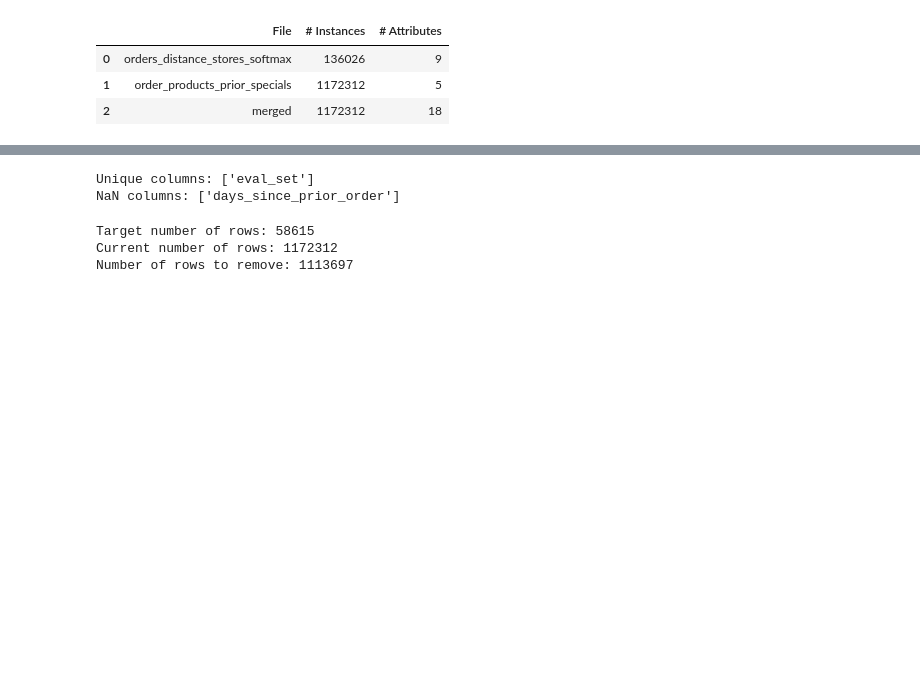
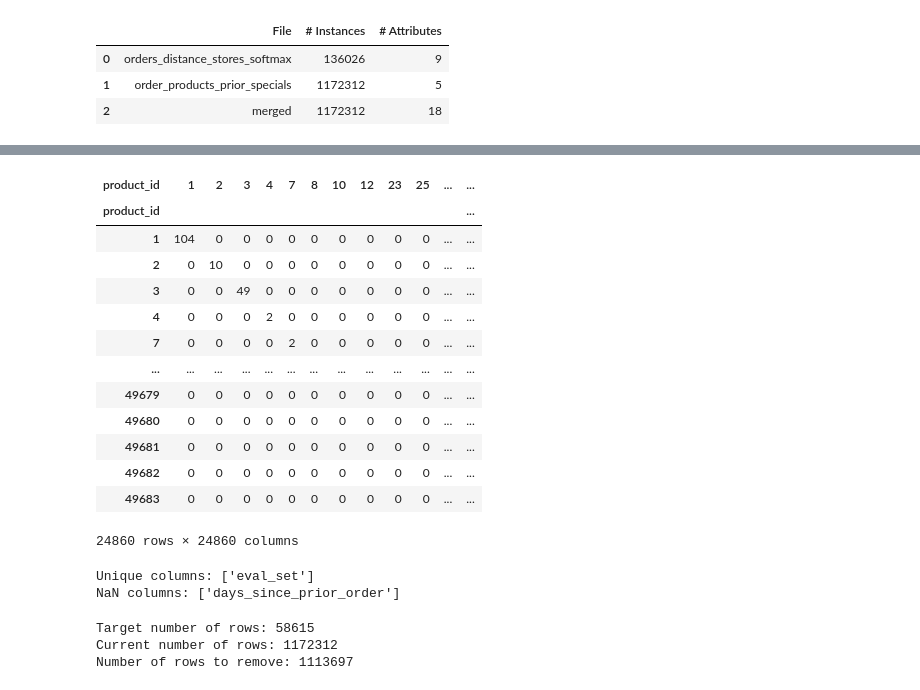
Before and after one commit to ireydiak/fraud_detection, a Jupyter notebook: TP2/JC/groupe5_tp2.ipynb, the cells around one changed output, grey strips where cells are left out. Saved outputs shown, nothing was run; the diff lists cells and outputs as text; code cells hidden in the pictures; blank space fills up the shorter version.

```diff
--- a/TP2/JC/groupe5_tp2.ipynb
+++ b/TP2/JC/groupe5_tp2.ipynb
@@ -35,3 +52,20 @@ basic_info_df.head(10)
+# %%
+pd.crosstab(merged_df['product_id'], merged_df['product_id'])
+# %% [output]
+| product_id | 1 | 2 | 3 | 4 | 7 | 8 | 10 | 12 | 23 | 25 | ... | ... |
+| product_id |  |  |  |  |  |  |  |  |  |  |  | ... |
+| 1 | 104 | 0 | 0 | 0 | 0 | 0 | 0 | 0 | 0 | 0 | ... | ... |
+| 2 | 0 | 10 | 0 | 0 | 0 | 0 | 0 | 0 | 0 | 0 | ... | ... |
+| 3 | 0 | 0 | 49 | 0 | 0 | 0 | 0 | 0 | 0 | 0 | ... | ... |
+| 4 | 0 | 0 | 0 | 2 | 0 | 0 | 0 | 0 | 0 | 0 | ... | ... |
+| 7 | 0 | 0 | 0 | 0 | 2 | 0 | 0 | 0 | 0 | 0 | ... | ... |
+| ... | ... | ... | ... | ... | ... | ... | ... | ... | ... | ... | ... | ... |
+| 49679 | 0 | 0 | 0 | 0 | 0 | 0 | 0 | 0 | 0 | 0 | ... | ... |
+| 49680 | 0 | 0 | 0 | 0 | 0 | 0 | 0 | 0 | 0 | 0 | ... | ... |
+| 49681 | 0 | 0 | 0 | 0 | 0 | 0 | 0 | 0 | 0 | 0 | ... | ... |
+| 49682 | 0 | 0 | 0 | 0 | 0 | 0 | 0 | 0 | 0 | 0 | ... | ... |
+| 49683 | 0 | 0 | 0 | 0 | 0 | 0 | 0 | 0 | 0 | 0 | ... | ... |
+24860 rows × 24860 columns
 # %%
 # Columns with unique values
 uniq_cols = list(merged_df.columns[merged_df.nunique() == 1])
```
Also changed, not shown: parts of 4 cells of this notebook.
